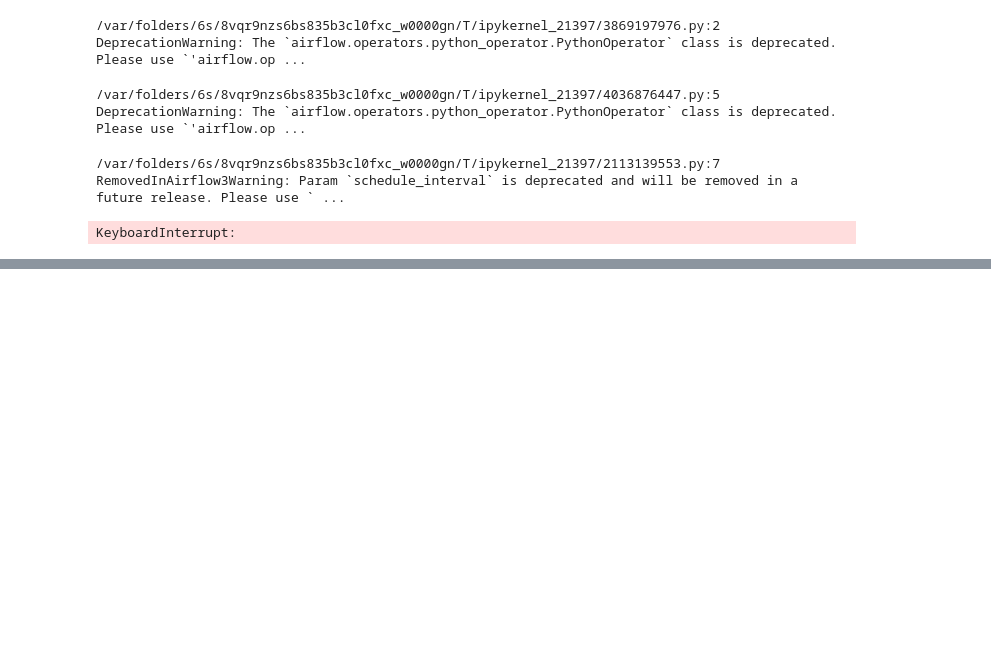
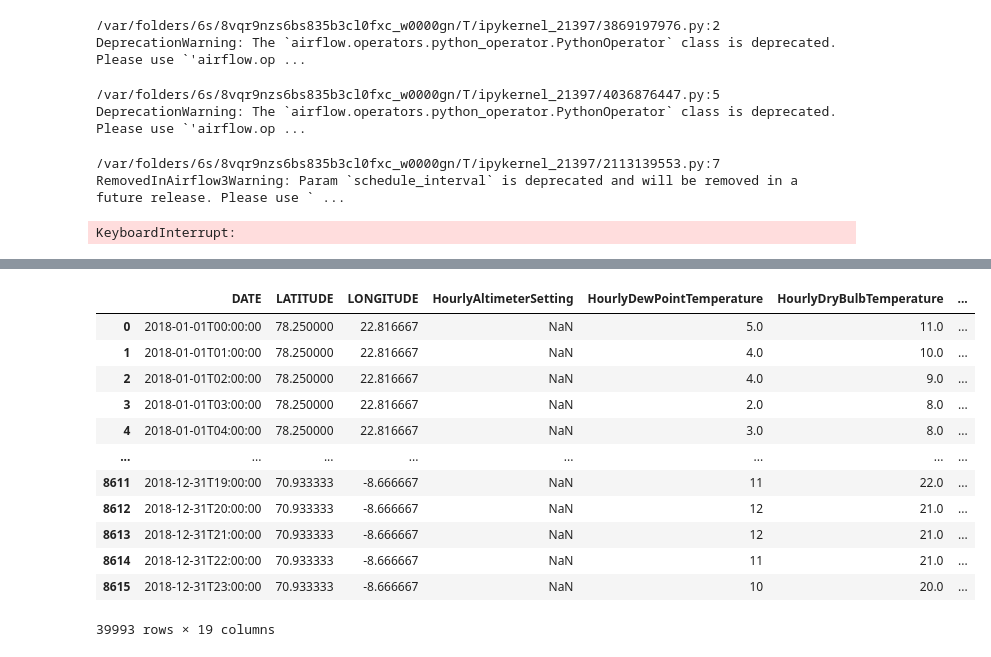
Before and after one commit to SivaSankarS365/BDL-A2, a Jupyter notebook: main.ipynb, the cells around one changed output, grey strips where cells are left out. Drawn from its saved outputs; the diff is of its cells as text; code cells hidden in the pictures; blank space fills up the shorter version.

```diff
--- a/main.ipynb
+++ b/main.ipynb
@@ -110,0 +138,41 @@ KeyboardInterrupt:
+# %%
+import os
+import requests
+from bs4 import BeautifulSoup
+# from airflow import DAG
+# from airflow.operators.python_operator import PythonOperator
+# from airflow.operators.bash_operator import BashOperator
+# from airflow.operators.dummy_operator import DummyOperator
+from datetime import datetime
+import pandas as pd
+
+def filesensor():
+    files = os.listdir('output')
+    return  'data.zip' in files
+
+def list_files(start_path):
+    all_files = []
+    for root, dirs, files in os.walk(start_path):
+        for file in files:
+            file_path = os.path.join(root, file)
+            all_files.append(file_path)
+    return all_files
+
+status = filesensor()
+unzip_bash = 'unzip ./output/data.zip -d ./extracted_data/'
+
+if status:
+    # run unzip bash command
+    pass
+
+base = 'extracted_data/data/'
+years = os.listdir()
+
+folder_path = 'extracted_data/data/'
+files = list_files(folder_path)
+files = [file for file in files if file.endswith('.csv')]
+
+# to do using python operator over apachebeam with direct runner
+df = pd.DataFrame()
+for file in files[:5]:
+    df = pd.concat([df,pd.read_csv(file,low_memory=False,usecols=cols)])
@@ -110,0 +244,16 @@ KeyboardInterrupt:
+# %%
+df
+# %% [output]
+|  | DATE | LATITUDE | LONGITUDE | HourlyAltimeterSetting | HourlyDewPointTemperature | HourlyDryBulbTemperature | ... |
+| 0 | 2018-01-01T00:00:00 | 78.250000 | 22.816667 | NaN | 5.0 | 11.0 | ... |
+| 1 | 2018-01-01T01:00:00 | 78.250000 | 22.816667 | NaN | 4.0 | 10.0 | ... |
+| 2 | 2018-01-01T02:00:00 | 78.250000 | 22.816667 | NaN | 4.0 | 9.0 | ... |
+| 3 | 2018-01-01T03:00:00 | 78.250000 | 22.816667 | NaN | 2.0 | 8.0 | ... |
+| 4 | 2018-01-01T04:00:00 | 78.250000 | 22.816667 | NaN | 3.0 | 8.0 | ... |
+| ... | ... | ... | ... | ... | ... | ... | ... |
+| 8611 | 2018-12-31T19:00:00 | 70.933333 | -8.666667 | NaN | 11 | 22.0 | ... |
+| 8612 | 2018-12-31T20:00:00 | 70.933333 | -8.666667 | NaN | 12 | 21.0 | ... |
+| 8613 | 2018-12-31T21:00:00 | 70.933333 | -8.666667 | NaN | 12 | 21.0 | ... |
+| 8614 | 2018-12-31T22:00:00 | 70.933333 | -8.666667 | NaN | 11 | 21.0 | ... |
+| 8615 | 2018-12-31T23:00:00 | 70.933333 | -8.666667 | NaN | 10 | 20.0 | ... |
+39993 rows × 19 columns
```
Also changed, not shown: parts of 9 cells of this notebook, 59 other files.
